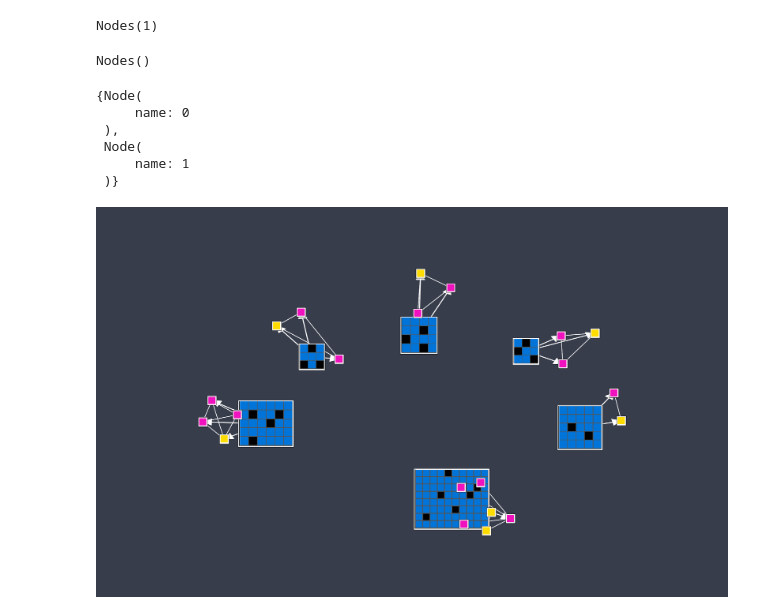
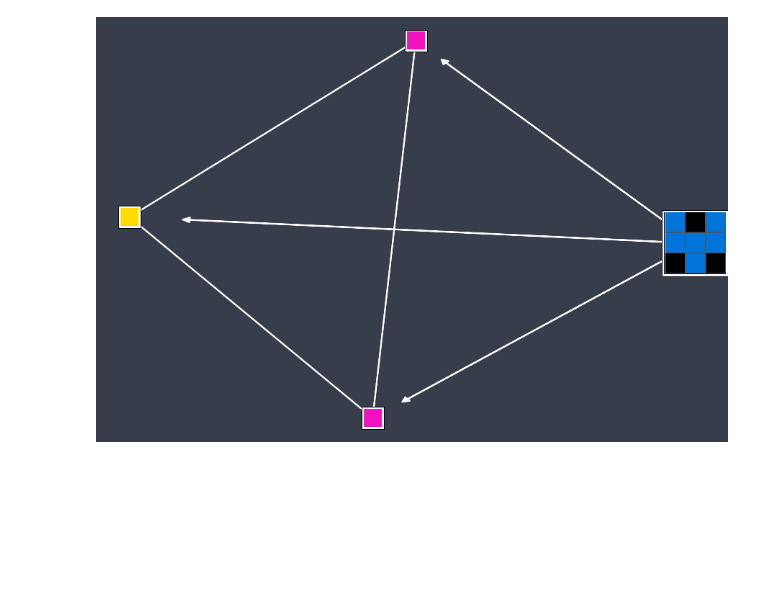
Before and after one commit to carbonati/kaggle-arc, a Jupyter notebook: notebooks/graphs.ipynb, the cells around one changed output. Drawn from its saved outputs; the diff is of its cells as text; code cells hidden in the pictures; blank space fills up the shorter version.

Commit message:
resync graphs

```diff
--- a/notebooks/graphs.ipynb
+++ b/notebooks/graphs.ipynb
@@ -2024,0 +2759,9 @@ for i, obj in enumerate(objs):
+# %%
+sub_graphs = []
+for u in graph.get_sources():
+    sub_graphs.append(graph.get_subgraph(u))
+# %%
+draw_graph(graph); plt.show();
+for g in sub_graphs:
+    print(f'grpah: {g.name}')
+    draw_graph(g); plt.show();
@@ -2024,0 +3474,5 @@ for i, obj in enumerate(objs):
+# %%
+draw_graph(graph); plt.show();
+for g in sub_graphs:
+    print(f'grpah: {g.name}')
+    draw_graph(g); plt.show();
@@ -2024,0 +3752,4 @@ for i, obj in enumerate(objs):
+# %%
+for g in sub_graphs:
+    print(f'grpah: {g.name}')
+    draw_graph(g); plt.show();
@@ -2619,17 +3772,0 @@ Nodes(0, 1)
-# %%
-n & {Nodes(1)}
-# %% [output]
-Nodes(1)
-# %%
-n & n
-# %% [output]
-Nodes()
-# %%
-{n[0]} | {n[1]}
-# %% [output]
-{Node(
-     name: 0
- ),
- Node(
-     name: 1
- )}
@@ -3037,4 +3773,4 @@ def draw_edges(graph,
 # %%
-draw_graph(graph)
+draw_graph(g, )
 # %% [output]
-[figure, old version]
+[figure, new version]
```
Also changed, not shown: parts of 85 cells of this notebook.
